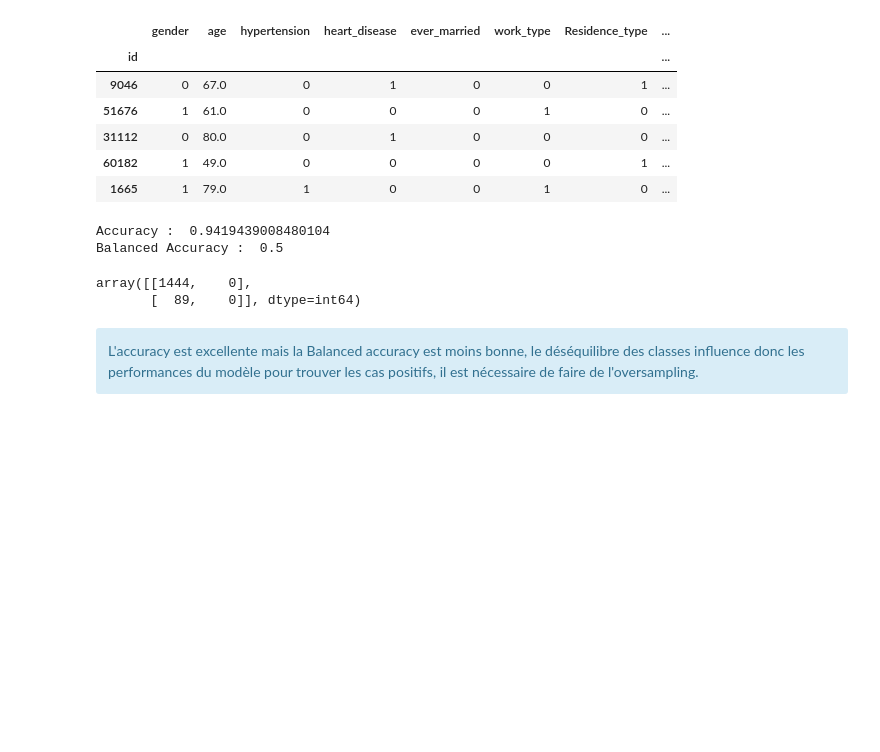
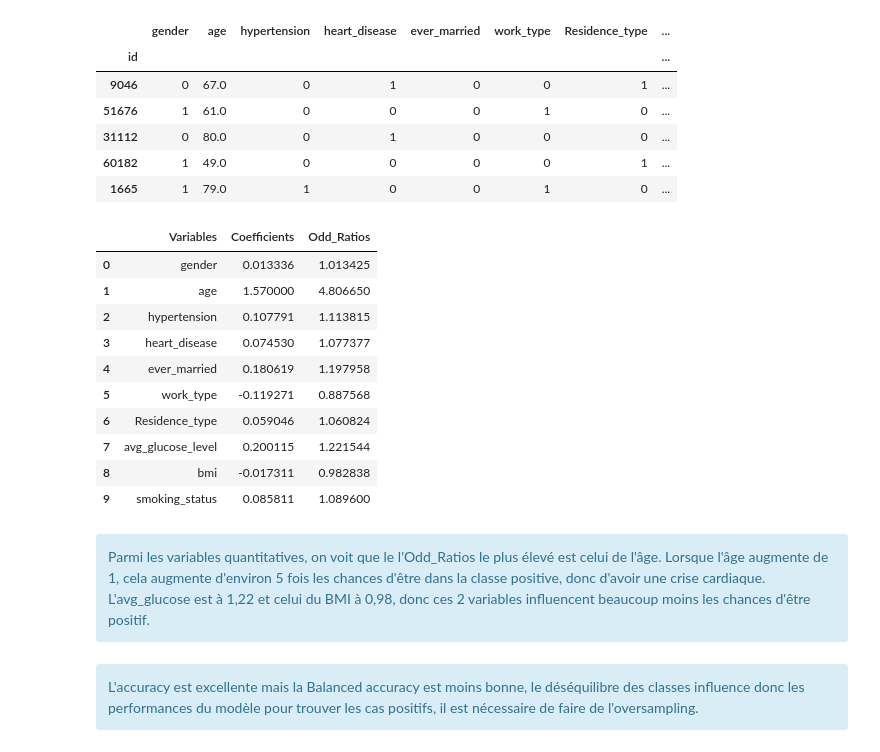
Before and after one commit to yannoushka74/Strokes_prediction_-BERTHET_NOURAUD_TRIEU, a Jupyter notebook: strokes_cleaning.ipynb, the cells around one changed output. Saved outputs shown, nothing was run; the diff lists cells and outputs as text; code cells hidden in the pictures; blank space fills up the shorter version.

Commit message:
MAJ Nathalie
Ajout de l'analyse des odd_ratios pour le modèle de régression logistique

```diff
--- a/strokes_cleaning.ipynb
+++ b/strokes_cleaning.ipynb
@@ -933,19 +933,35 @@ df_new.head()
 # %%
 # sans oversampling
 # Entraînement du modèle de régression logistique
 
 lr = LogisticRegression()
 lr.fit(X_train, y_train)
 
 # Affichage des résultats
 y_pred = lr.predict(X_test)
 
-# Evaluation du modèle avec les métriques
-print("Accuracy : ", accuracy_score(y_test, y_pred))
-print("Balanced Accuracy : ", balanced_accuracy_score(y_test, y_pred))
-confusion_matrix(y_test, y_pred)
+# Coefficients obtenus
+coeff=lr.coef_
+
+# On crée un dataframe qui combine à la fois variables et coefficients
+resultats=pd.DataFrame(X.columns, columns=["Variables"])
+resultats['Coefficients']=coeff[0].tolist()
+
+resultats['Odd_Ratios']=np.exp(coeff).tolist()[0]
+resultats.head(10)
 # %% [output]
-Accuracy :  0.9419439008480104
-Balanced Accuracy :  0.5
-array([[1444,    0],
-       [  89,    0]], dtype=int64)
+|  | Variables | Coefficients | Odd_Ratios |
+| 0 | gender | 0.013336 | 1.013425 |
+| 1 | age | 1.570000 | 4.806650 |
+| 2 | hypertension | 0.107791 | 1.113815 |
+| 3 | heart_disease | 0.074530 | 1.077377 |
+| 4 | ever_married | 0.180619 | 1.197958 |
+| 5 | work_type | -0.119271 | 0.887568 |
+| 6 | Residence_type | 0.059046 | 1.060824 |
+| 7 | avg_glucose_level | 0.200115 | 1.221544 |
+| 8 | bmi | -0.017311 | 0.982838 |
+| 9 | smoking_status | 0.085811 | 1.089600 |
+# %% [markdown]
+<div class= "alert alert-block alert-info">
+Parmi les variables quantitatives, on voit que le l'Odd_Ratios le plus élevé est celui de l'âge. Lorsque l'âge augmente de 1, cela augmente d'environ 5 fois les chances d'être dans la classe positive, donc d'avoir une crise cardiaque. L'avg_glucose est à 1,22 et celui du BMI à 0,98, donc ces 2 variables influencent beaucoup moins les chances d'être positif.
+</div>
```
Also changed, not shown: parts of 8 cells of this notebook.
